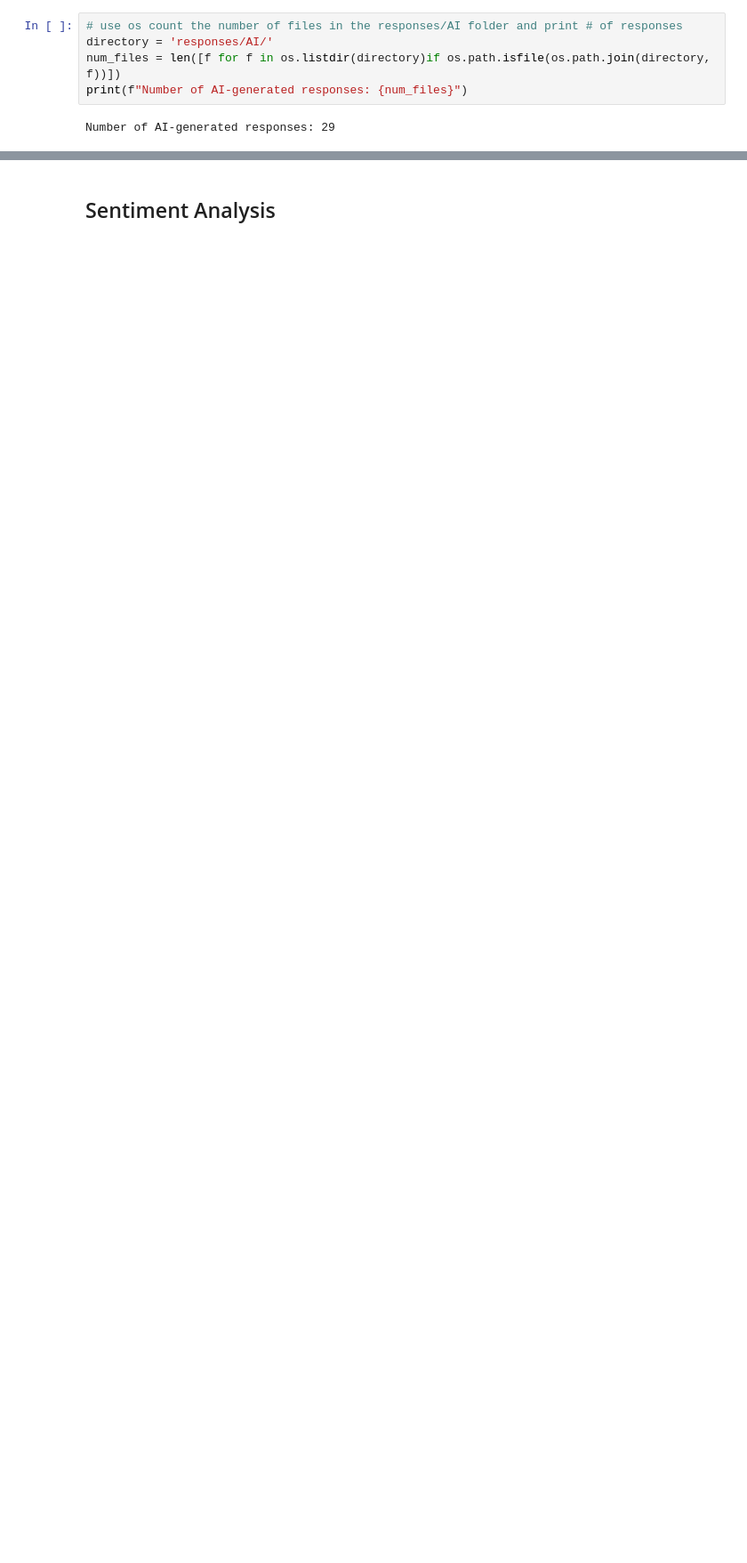
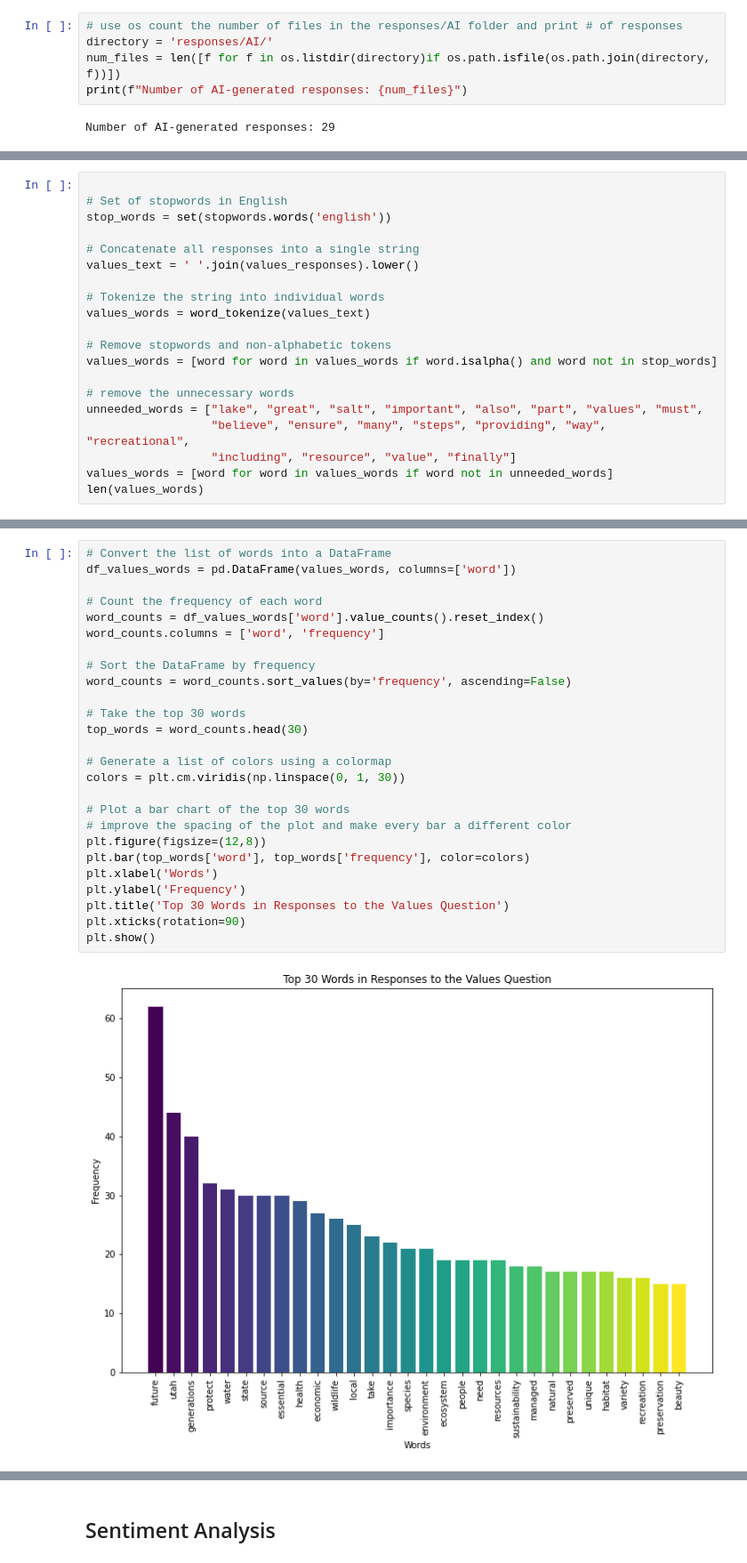
Before and after one commit to jerhadf/GreatSaltLakeCrisisAnalysis, a Jupyter notebook: viz_airesponses.ipynb, the cells around one changed output, grey strips where cells are left out. Shown at 89% size. Saved outputs shown, nothing was run; the diff lists cells and outputs as text; blank space fills up the shorter version.

```diff
--- a/viz_airesponses.ipynb
+++ b/viz_airesponses.ipynb
@@ -157,0 +416,20 @@ plt.show()
+# %%
+
+# Set of stopwords in English
+stop_words = set(stopwords.words('english'))
+
+# Concatenate all responses into a single string
+values_text = ' '.join(values_responses).lower()
+
+# Tokenize the string into individual words
+values_words = word_tokenize(values_text)
+
+# Remove stopwords and non-alphabetic tokens
+values_words = [word for word in values_words if word.isalpha() and word not in stop_words]
+
+# remove the unnecessary words
+unneeded_words = ["lake", "great", "salt", "important", "also", "part", "values", "must",
+                  "believe", "ensure", "many", "steps", "providing", "way", "recreational",
+                  "including", "resource", "value", "finally"]
+values_words = [word for word in values_words if word not in unneeded_words]
+len(values_words)
@@ -157,0 +489,28 @@ plt.show()
+# %%
+# Convert the list of words into a DataFrame
+df_values_words = pd.DataFrame(values_words, columns=['word'])
+
+# Count the frequency of each word
+word_counts = df_values_words['word'].value_counts().reset_index()
+word_counts.columns = ['word', 'frequency']
+
+# Sort the DataFrame by frequency
+word_counts = word_counts.sort_values(by='frequency', ascending=False)
+
+# Take the top 30 words
+top_words = word_counts.head(30)
+
+# Generate a list of colors using a colormap
+colors = plt.cm.viridis(np.linspace(0, 1, 30))
+
+# Plot a bar chart of the top 30 words
+# improve the spacing of the plot and make every bar a different color
+plt.figure(figsize=(12,8))
+plt.bar(top_words['word'], top_words['frequency'], color=colors)
+plt.xlabel('Words')
+plt.ylabel('Frequency')
+plt.title('Top 30 Words in Responses to the Values Question')
+plt.xticks(rotation=90)
+plt.show()
+# %% [output]
+[figure, added]
```
Also changed, not shown: parts of 50 cells of this notebook, 7 other files.
